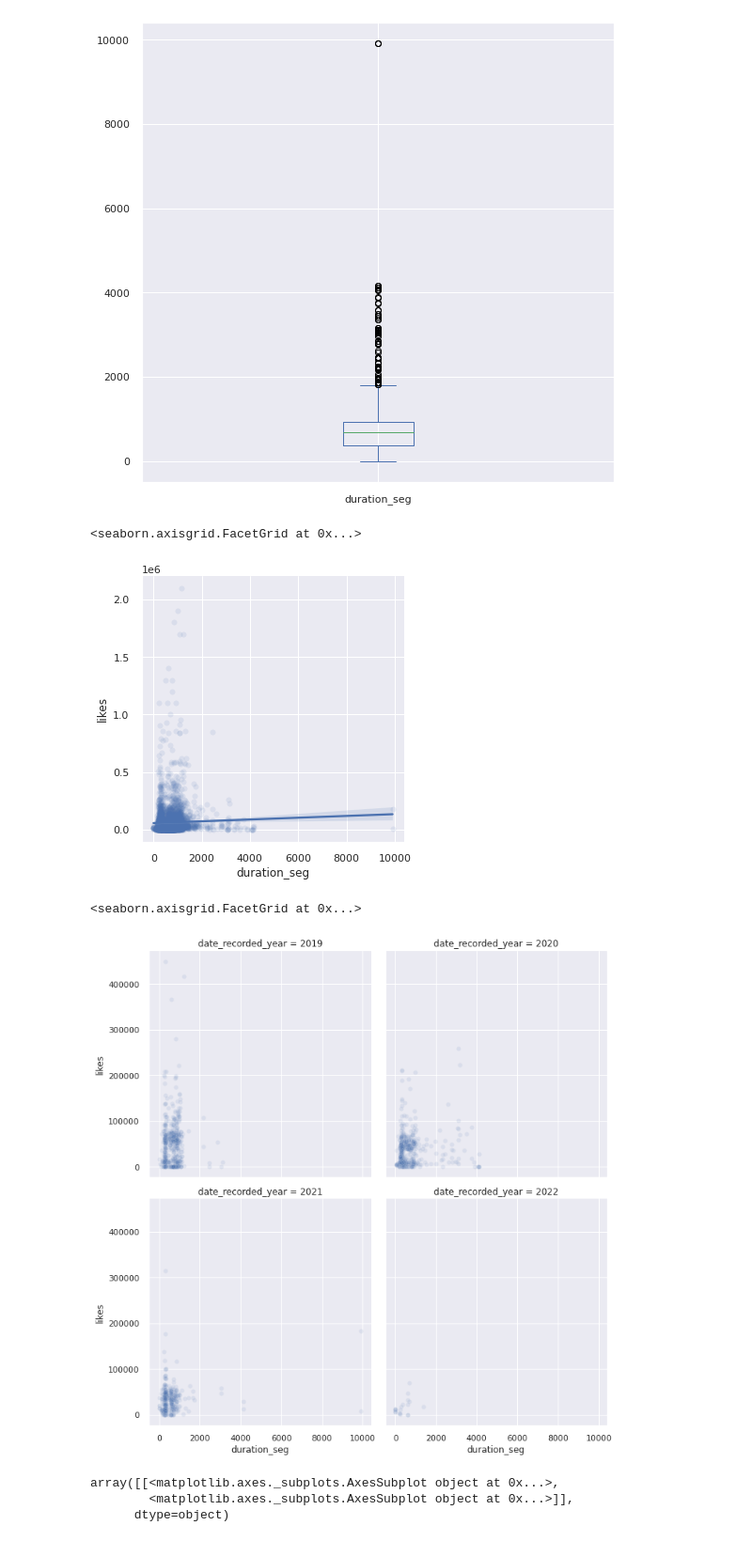
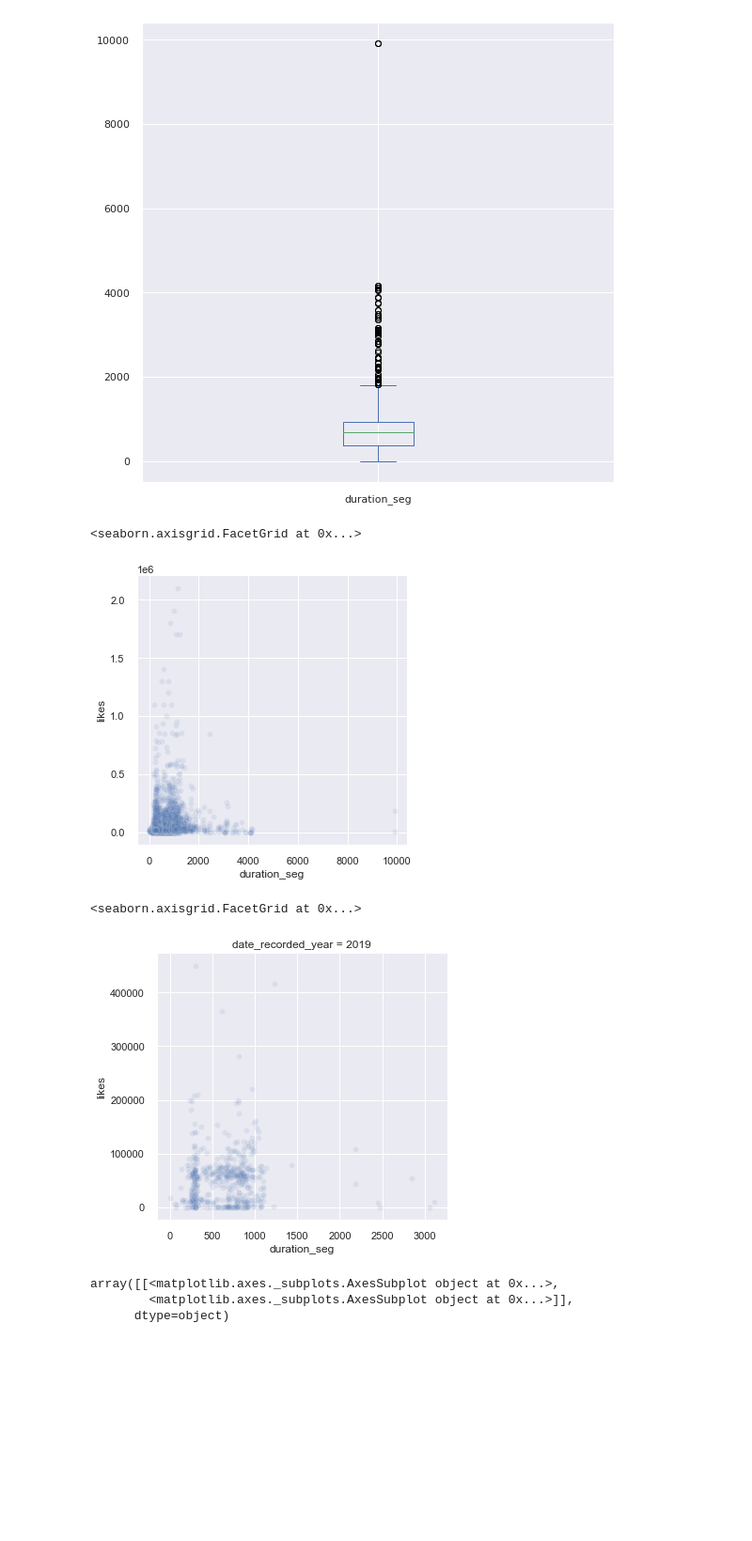
Before and after one commit to aaas24/code_library, a Jupyter notebook: ted_talks/2_preprocessing/ted_talks_preprocessing.ipynb, the cells around one changed output. Shown at 94% size. Cells and saved outputs as stored; diff of their text form; code cells hidden in the pictures; blank space fills up the shorter version.

Commit message:
adding images and content

```diff
--- a/ted_talks/2_preprocessing/ted_talks_preprocessing.ipynb
+++ b/ted_talks/2_preprocessing/ted_talks_preprocessing.ipynb
@@ -687,19 +687,19 @@ df.duration_seg.plot.box()
 <matplotlib.axes._subplots.AxesSubplot at 0x...>
 [figure]
 # %%
-#removing outliyers
-df_graph=df[df.date_recorded_year>2000]
-sns.lmplot(x='duration_seg', y='likes', data=df_graph, x_jitter=1, scatter_kws={'alpha':.1})
+#relationship between duration and likes
+df_graph=df
+sns.relplot(x='duration_seg', y='likes', data=df_graph, alpha=.1)
 # %% [output]
 <seaborn.axisgrid.FacetGrid at 0x...>
-[figure, old version]
+[figure, new version]
 # %%
 #Insight: during pandemic years (2020-2021)
-df_graph=df[df.date_recorded_year>2018]
+df_graph=df[df.date_recorded_year==2019]
 sns.relplot(x='duration_seg', y='likes', data=df_graph, col='date_recorded_year', col_wrap=2, alpha=.1)
 # %% [output]
 <seaborn.axisgrid.FacetGrid at 0x...>
-[figure, old version]
+[figure, new version]
 # %%
 df_graph = pd.pivot_table(data=df,
                index=['date_recorded_year'],
```
Also changed, not shown: parts of 3 cells of this notebook, 10 other files.
